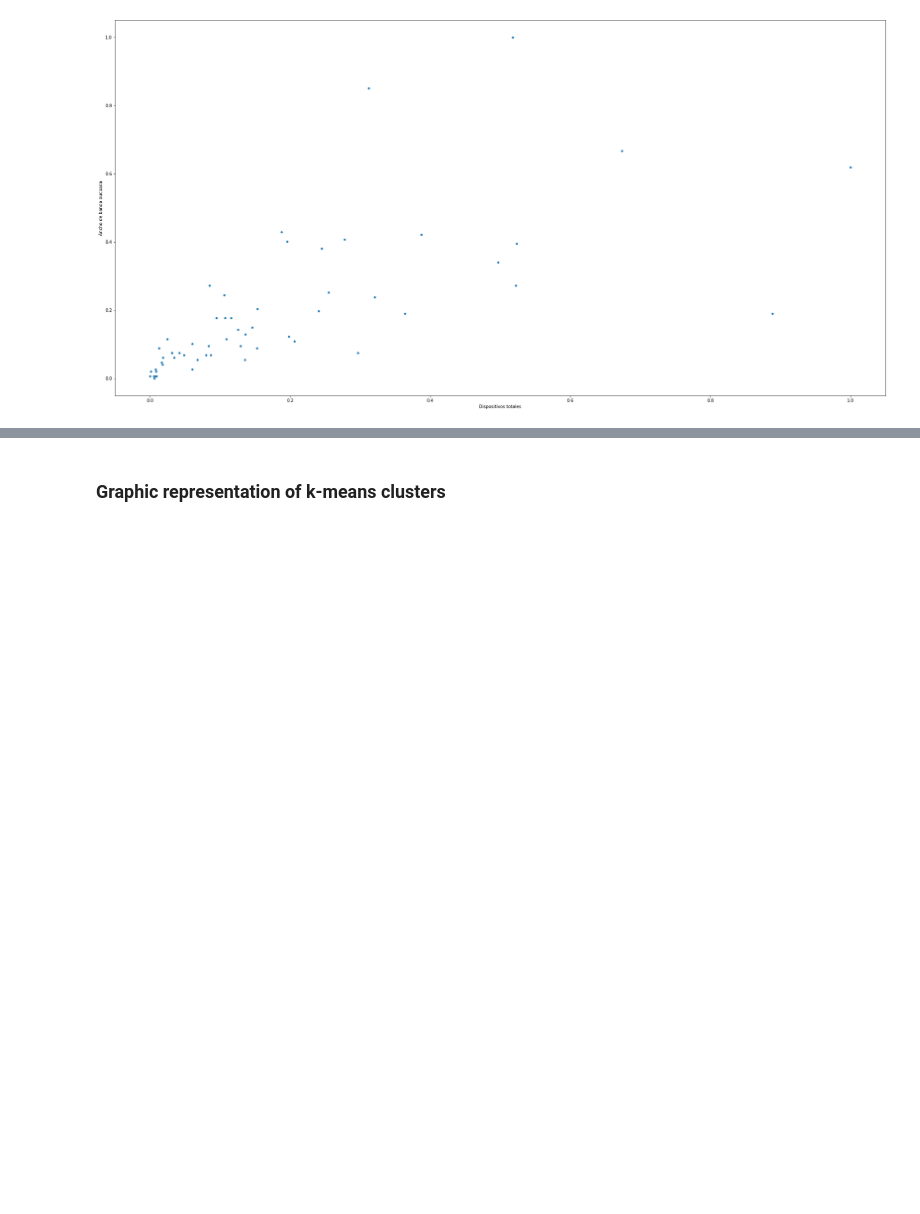
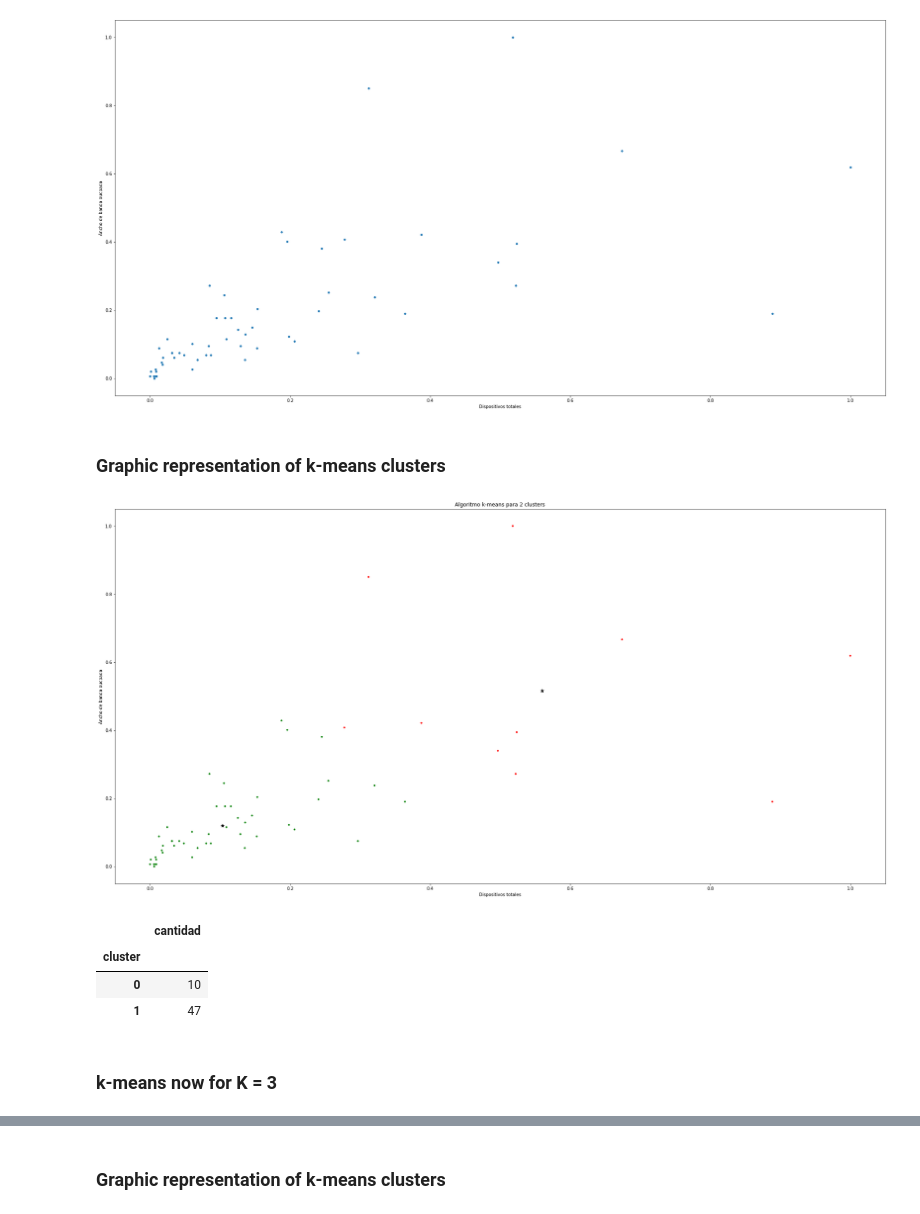
Before and after one commit to alvaroanua/TFG, a Jupyter notebook: Kmean/KMEAN_ehu_Bilbao_Magisterio.ipynb, the cells around one changed output, grey strips where cells are left out. Drawn from its saved outputs; the diff is of its cells as text; code cells hidden in the pictures; blank space fills up the shorter version.

Commit message:
Kmeans Dublin Tarde y EHU añadido el contador de cluster

```diff
--- a/Kmean/KMEAN_ehu_Bilbao_Magisterio.ipynb
+++ b/Kmean/KMEAN_ehu_Bilbao_Magisterio.ipynb
@@ -162,7 +162,8 @@ k = 2
 kmeans = KMeans(n_clusters= k) #default: init = k-means++, n_init = 10, max_iter = 300
 
 # Labels of data
-cluster = kmeans.fit_predict(df_normalize)
+cluster_kdos = kmeans.fit_predict(df_normalize)
+df_normalize['cluster'] = cluster_kdos
 
 # Obtain centroids coordinates
 centroids = kmeans.cluster_centers_
@@ -179,3 +180,44 @@ plt.scatter(x,y, marker='.', s=60)
 # %% [output]
 <matplotlib.collections.PathCollection at 0x...>
 [figure]
+# %% [markdown]
+### Graphic representation of k-means clusters
+# %%
+# Asign colors to clusters
+colors = ['red', 'green', 'blue', 'yellow'] #Number of colors = k
+asign = []
+for row in cluster_kdos:
+    asign.append(colors[row])
+
+# Plot size
+plt.figure(figsize=(32,16))
+
+# Plot scatter
+plt.scatter(x, y, marker='.', c = asign, s=40)
+plt.scatter(centroids[:, 0], centroids[:, 1], marker='*', c='black', s=60)
+
+# Titles of x, y and plot
+plt.xlabel('Dispositivos totales')
+plt.ylabel('Ancho de banda oucpada')
+plt.title('Algoritmo k-means para '+str(k)+' clusters')
+
+# Show plot
+plt.show()
+# %% [output]
+[figure, added]
+# %%
+# Show info of cluster
+copy_kdos = pd.DataFrame()
+copy_kdos['bw_busy']=df_normalize['bw_busy'].values
+copy_kdos['total_devices']=df_normalize['total_devices'].values
+copy_kdos['cluster'] = df_normalize['cluster'].values
+cantidadGrupo_kdos =  pd.DataFrame()
+cantidadGrupo_kdos['cantidad']=copy_kdos.groupby('cluster').size()
+cantidadGrupo_kdos
+# %% [output]
+|  | cantidad |
+| cluster |  |
+| 0 | 10 |
+| 1 | 47 |
+# %% [markdown]
+### k-means now for K = 3
```
Also changed, not shown: parts of 7 cells of this notebook, 2 other files.
